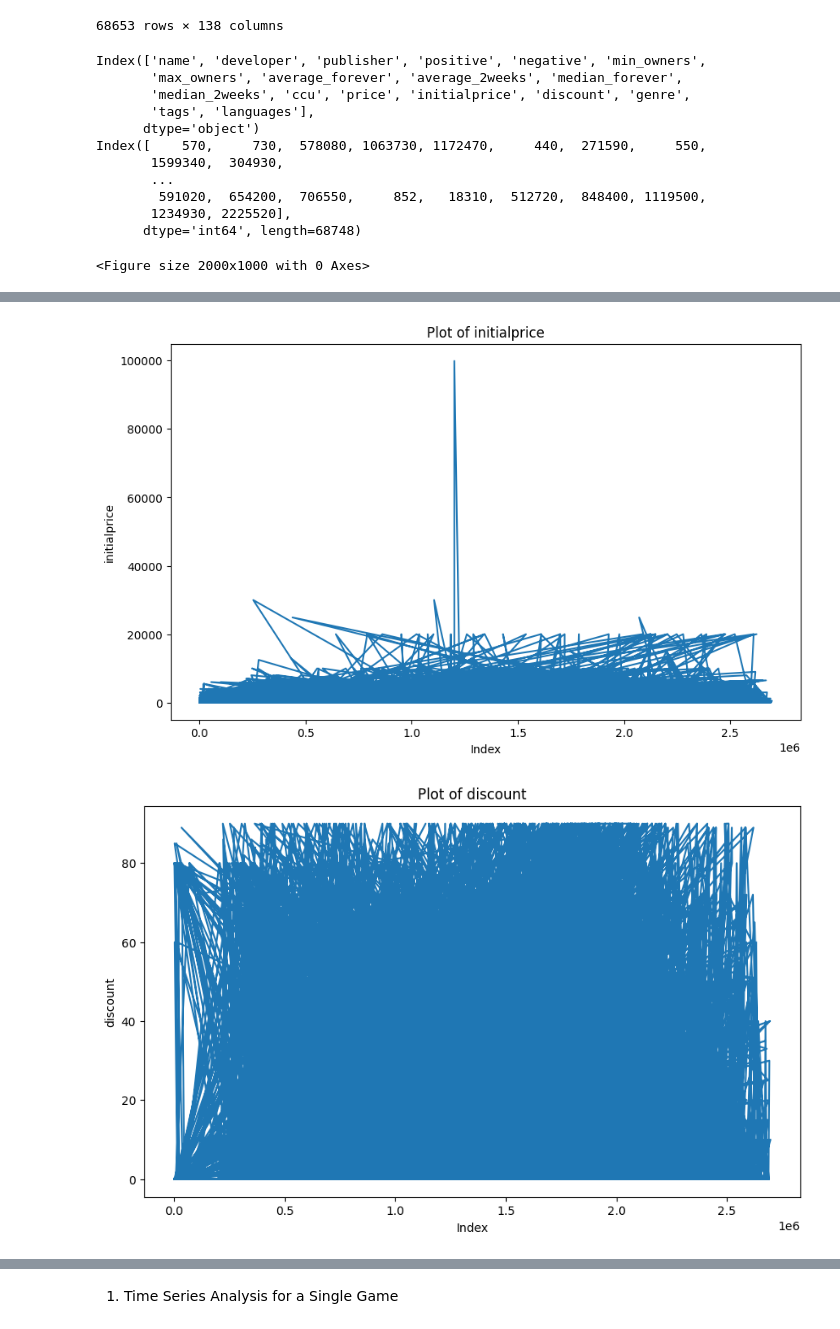
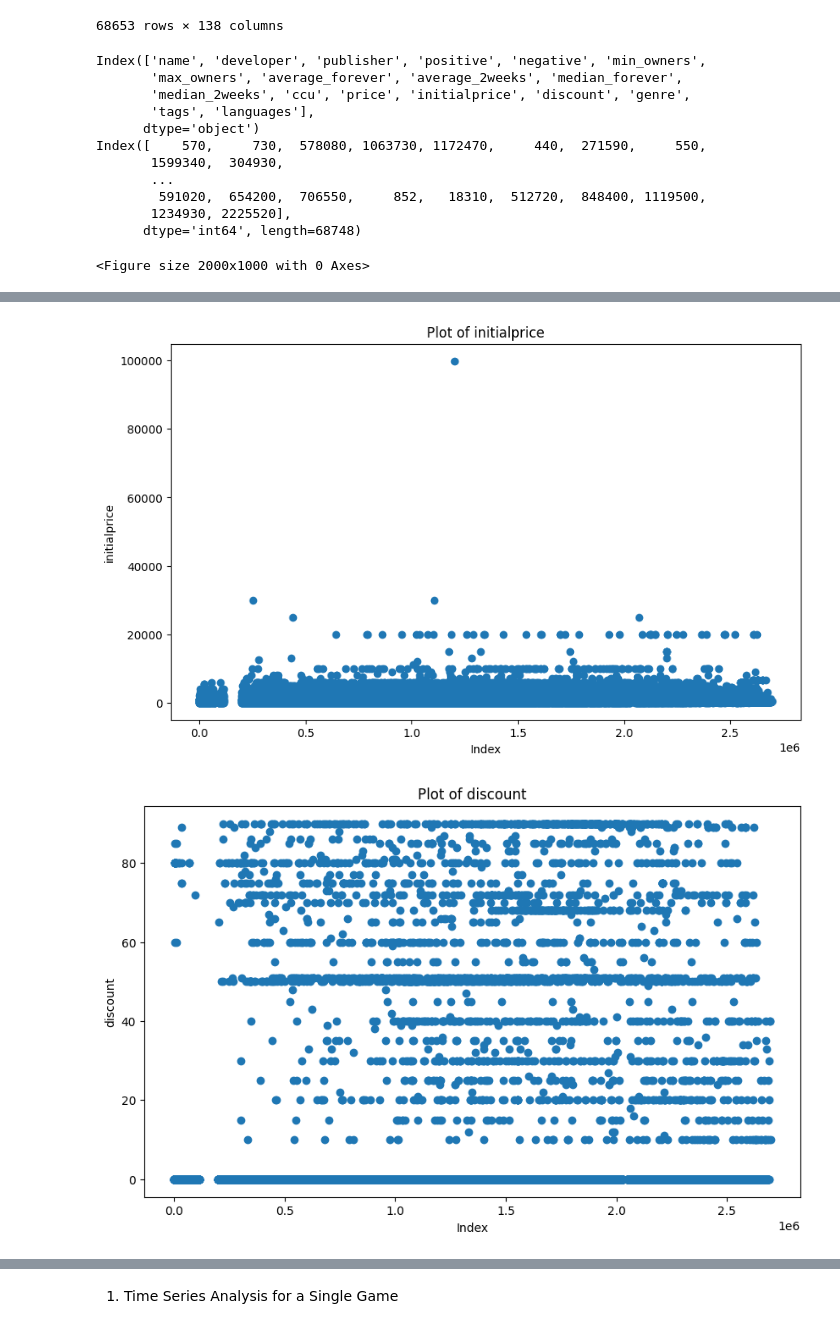
Before and after one commit to Artysuk/Steam-Project, a Jupyter notebook: file.ipynb, the cells around one changed output, grey strips where cells are left out. Saved outputs shown, nothing was run; the diff lists cells and outputs as text; code cells hidden in the pictures.

Commit message:
plot up

```diff
--- a/file.ipynb
+++ b/file.ipynb
@@ -53,7 +54,7 @@ for col, type in zip(details_df.columns, details_df.dtypes): # skip index
     if type in ['int64', 'float64']:
         # details_df[col] = pd.to_numeric(details_df[col], errors='coerce')
         plt.figure(figsize=(10, 6))  # Create a new figure for each plot
-        plt.plot(details_df.index, details_df[col])  # Use DataFrame index as x-axis
+        plt.scatter(details_df.index, details_df[col])  # Use DataFrame index as x-axis
         plt.title(f"Plot of {col}")
         plt.xlabel("Index")
         plt.ylabel(col)
@@ -84,2 +85,2 @@ Index([    570,     730,  578080, 1063730, 1172470,     440,  271590,     550,
-[figure, old version]
+[figure, new version]
-[figure, old version]
+[figure, new version]
```
Also changed, not shown: parts of 30 cells of this notebook.
